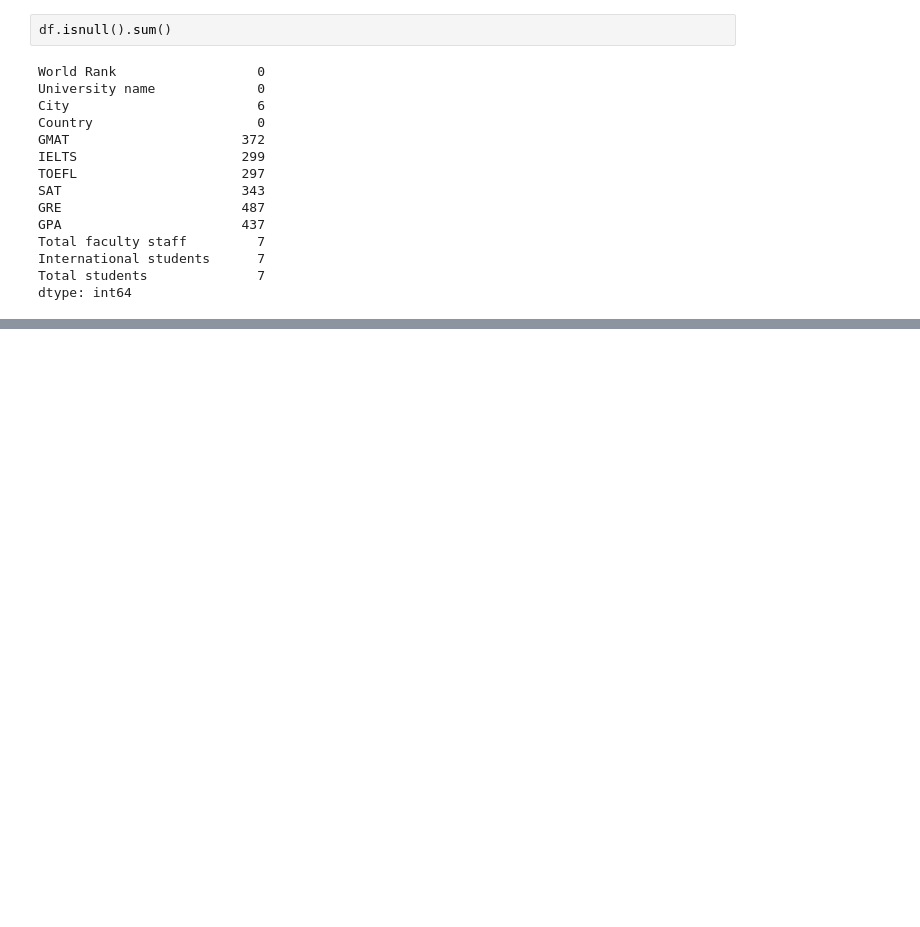
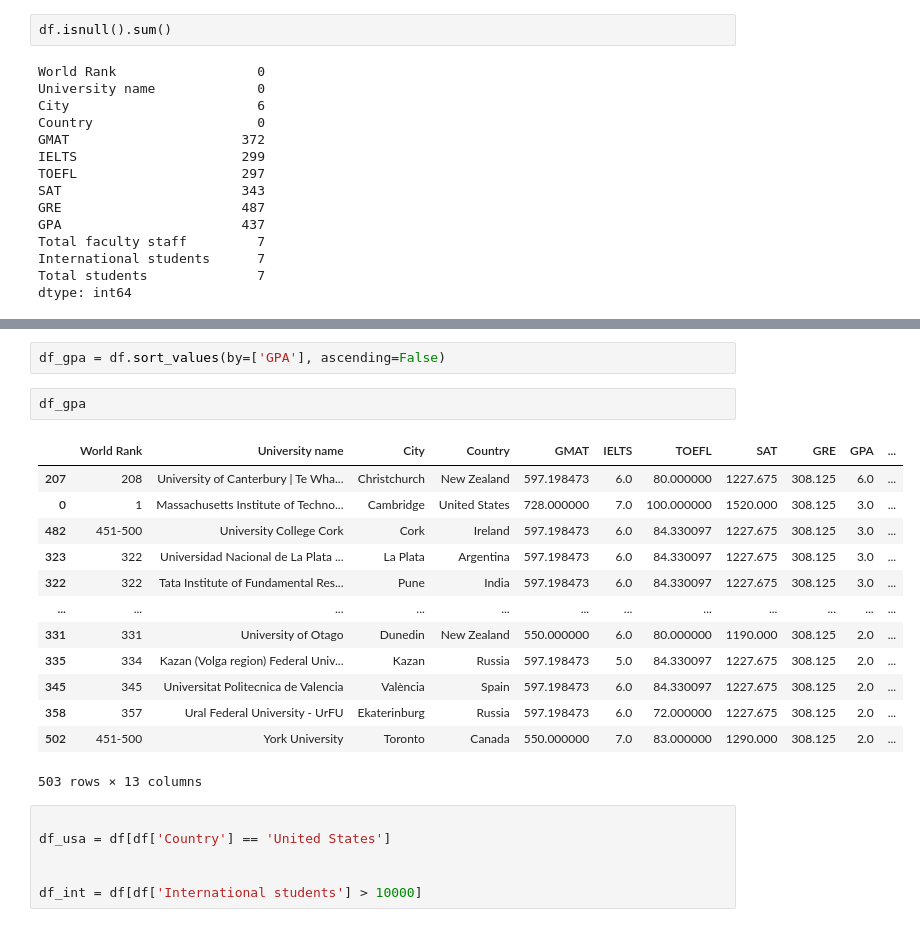
Before and after one commit to akibiqbal98/QS-Natural-Sciences-University-Rankings-2022, a Jupyter notebook: uni_info_processing.ipynb, the cells around one changed output, grey strips where cells are left out. Saved outputs shown, nothing was run; the diff lists cells and outputs as text; blank space fills up the shorter version.

```diff
--- a/uni_info_processing.ipynb
+++ b/uni_info_processing.ipynb
@@ -270,0 +333,24 @@ dtype: int64
+# %%
+df_gpa = df.sort_values(by=['GPA'], ascending=False)
+# %%
+df_gpa
+# %% [output]
+|  | World Rank | University name | City | Country | GMAT | IELTS | TOEFL | SAT | GRE | GPA | ... |
+| 207 | 208 | University of Canterbury | Te Wha... | Christchurch | New Zealand | 597.198473 | 6.0 | 80.000000 | 1227.675 | 308.125 | 6.0 | ... |
+| 0 | 1 | Massachusetts Institute of Techno... | Cambridge | United States | 728.000000 | 7.0 | 100.000000 | 1520.000 | 308.125 | 3.0 | ... |
+| 482 | 451-500 | University College Cork | Cork | Ireland | 597.198473 | 6.0 | 84.330097 | 1227.675 | 308.125 | 3.0 | ... |
+| 323 | 322 | Universidad Nacional de La Plata ... | La Plata | Argentina | 597.198473 | 6.0 | 84.330097 | 1227.675 | 308.125 | 3.0 | ... |
+| 322 | 322 | Tata Institute of Fundamental Res... | Pune | India | 597.198473 | 6.0 | 84.330097 | 1227.675 | 308.125 | 3.0 | ... |
+| ... | ... | ... | ... | ... | ... | ... | ... | ... | ... | ... | ... |
+| 331 | 331 | University of Otago | Dunedin | New Zealand | 550.000000 | 6.0 | 80.000000 | 1190.000 | 308.125 | 2.0 | ... |
+| 335 | 334 | Kazan (Volga region) Federal Univ... | Kazan | Russia | 597.198473 | 5.0 | 84.330097 | 1227.675 | 308.125 | 2.0 | ... |
+| 345 | 345 | Universitat Politecnica de Valencia | València | Spain | 597.198473 | 6.0 | 84.330097 | 1227.675 | 308.125 | 2.0 | ... |
+| 358 | 357 | Ural Federal University - UrFU | Ekaterinburg | Russia | 597.198473 | 6.0 | 72.000000 | 1227.675 | 308.125 | 2.0 | ... |
+| 502 | 451-500 | York University | Toronto | Canada | 550.000000 | 7.0 | 83.000000 | 1290.000 | 308.125 | 2.0 | ... |
+503 rows × 13 columns
+# %%
+
+df_usa = df[df['Country'] == 'United States']
+
+
+df_int = df[df['International students'] > 10000]
```
Also changed, not shown: parts of 12 cells of this notebook, 1 other file.
